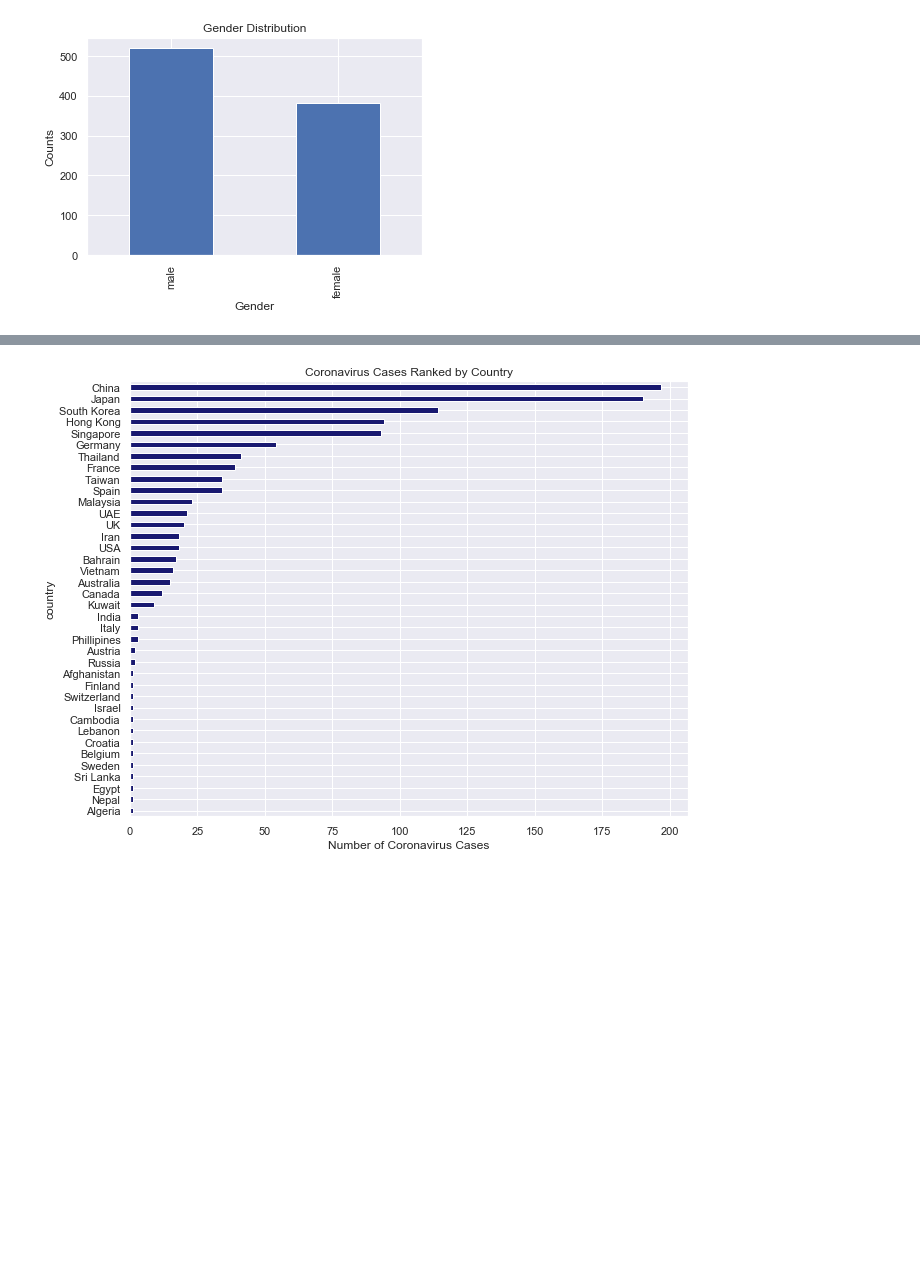
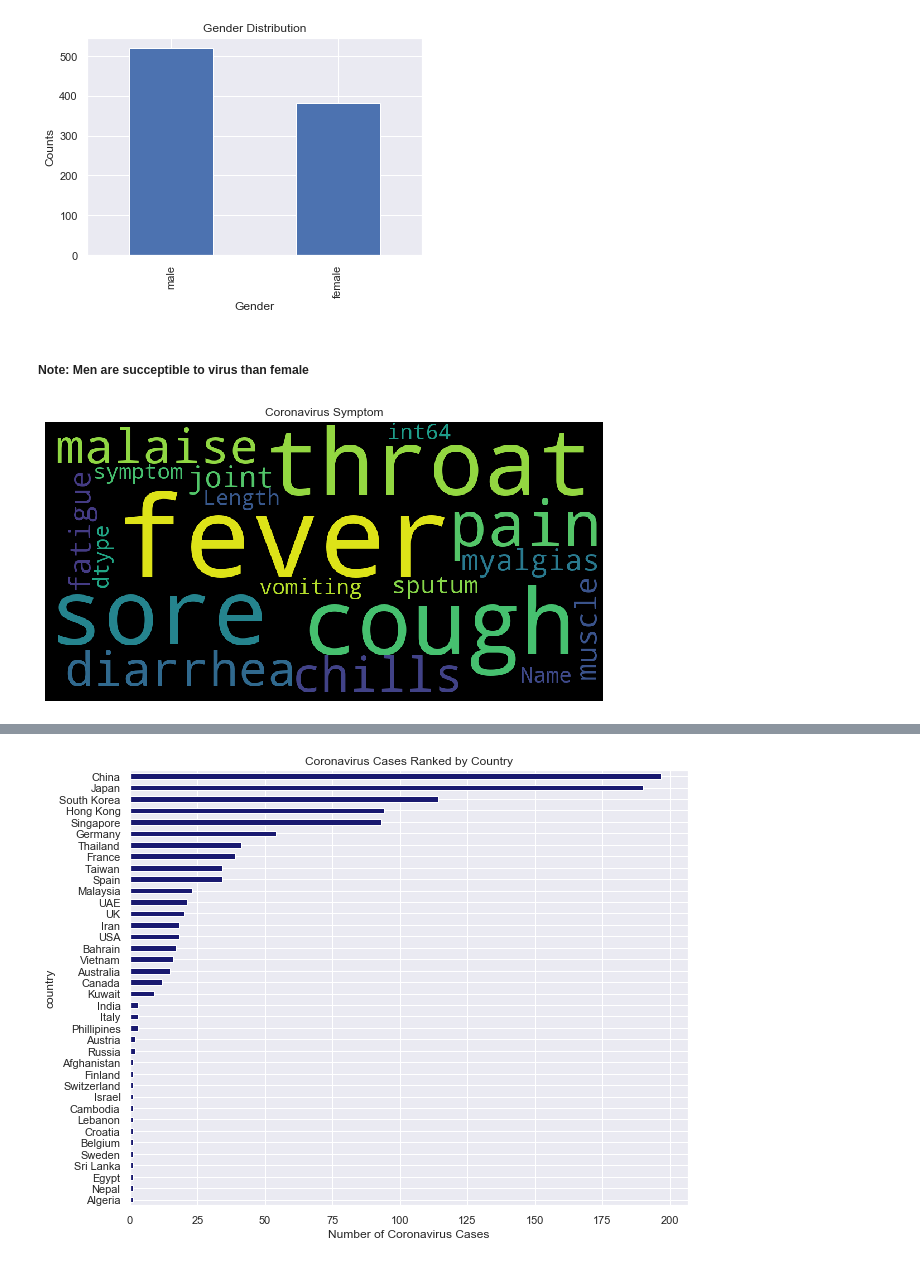
Before and after one commit to ThoaShook/Coronavirus-Analysis, a Jupyter notebook: Coronavirus_Analysis.ipynb, the cells around one changed output, grey strips where cells are left out. Drawn from its saved outputs; the diff is of its cells as text; code cells hidden in the pictures; blank space fills up the shorter version.

Commit message:
Generate 'WordCloud -Coronavirus Symptom'

```diff
--- a/Coronavirus_Analysis.ipynb
+++ b/Coronavirus_Analysis.ipynb
@@ -57,3 +71,19 @@ plt.title('Gender Distribution')
 # %% [output]
 Text(0.5, 1.0, 'Gender Distribution')
 [figure]
+# %% [markdown]
+##### Note: Men are succeptible to virus than female
+# %%
+from os import path
+import matplotlib.pyplot as plt
+from wordcloud import WordCloud
+
+text = df['symptom'].value_counts()
+plt.figure(figsize=(10,6))
+wordcloud=WordCloud(background_color='black',mode="RGB", width=1000 , height=500).generate(str(text))
+plt.title("Coronavirus Symptom")
+plt.imshow(wordcloud)
+plt.axis("off")
+plt.show()
+# %% [output]
+[figure, added]
```
Also changed, not shown: parts of 5 cells of this notebook.
